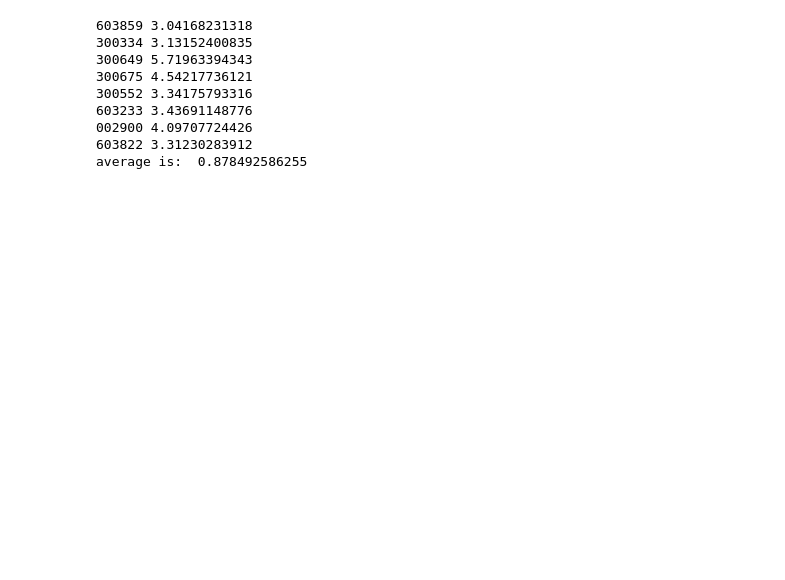
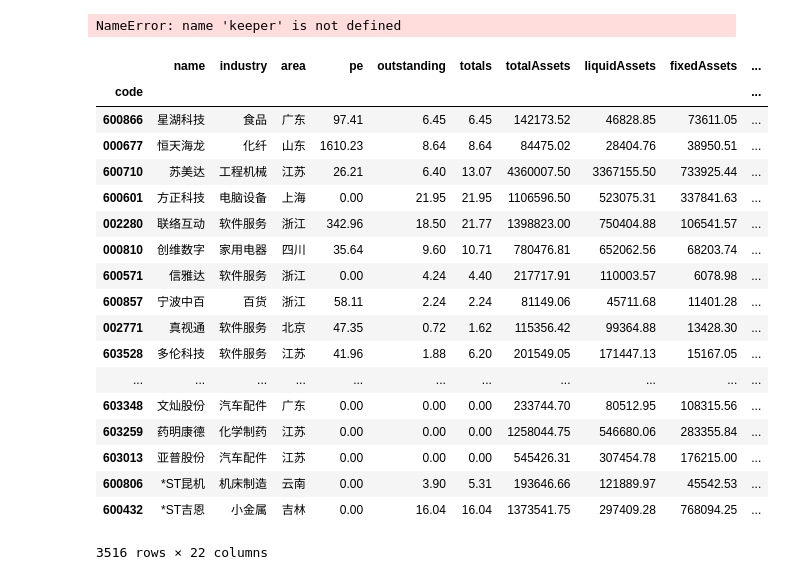
Before and after one commit to topsamxia/testu, a Jupyter notebook: notebooks/monitoring.ipynb, the cells around one changed output. Drawn from its saved outputs; the diff is of its cells as text; code cells hidden in the pictures; blank space fills up the shorter version.

```diff
--- a/notebooks/monitoring.ipynb
+++ b/notebooks/monitoring.ipynb
@@ -159,20 +141,0 @@ for stk_code in watch_list:
-# %%
-average = 0.0
-for stk_code in watch_list:
-    difference = 100 * (current_price_map[stk_code]/last_price_map[stk_code] - 1)
-    average += difference
-    if (difference > 3.0 or
-        difference < -3.0):
-        print (stk_code, difference)
-average = average / len(watch_list)
-print ("average is: ", average)
-# %% [output]
-603859 3.04168231318
-300334 3.13152400835
-300649 5.71963394343
-300675 4.54217736121
-300552 3.34175793316
-603233 3.43691148776
-002900 4.09707724426
-603822 3.31230283912
-average is:  0.878492586255
@@ -178,0 +144,28 @@ average is:  0.878492586255
+# %%
+keeper.get_stock_basics_tu("stock_basics.csv")
+# %% [output]
+NameError: name 'keeper' is not defined
+# %%
+keeper = sk.StkDataKeeper()
+
+keeper.get_stock_basics_tu("stock_basics.csv")
+# %% [output]
+|  | name | industry | area | pe | outstanding | totals | totalAssets | liquidAssets | fixedAssets | ... |
+| code |  |  |  |  |  |  |  |  |  | ... |
+| 600866 | 星湖科技 | 食品 | 广东 | 97.41 | 6.45 | 6.45 | 142173.52 | 46828.85 | 73611.05 | ... |
+| 000677 | 恒天海龙 | 化纤 | 山东 | 1610.23 | 8.64 | 8.64 | 84475.02 | 28404.76 | 38950.51 | ... |
+| 600710 | 苏美达 | 工程机械 | 江苏 | 26.21 | 6.40 | 13.07 | 4360007.50 | 3367155.50 | 733925.44 | ... |
+| 600601 | 方正科技 | 电脑设备 | 上海 | 0.00 | 21.95 | 21.95 | 1106596.50 | 523075.31 | 337841.63 | ... |
+| 002280 | 联络互动 | 软件服务 | 浙江 | 342.96 | 18.50 | 21.77 | 1398823.00 | 750404.88 | 106541.57 | ... |
+| 000810 | 创维数字 | 家用电器 | 四川 | 35.64 | 9.60 | 10.71 | 780476.81 | 652062.56 | 68203.74 | ... |
+| 600571 | 信雅达 | 软件服务 | 浙江 | 0.00 | 4.24 | 4.40 | 217717.91 | 110003.57 | 6078.98 | ... |
+| 600857 | 宁波中百 | 百货 | 浙江 | 58.11 | 2.24 | 2.24 | 81149.06 | 45711.68 | 11401.28 | ... |
+| 002771 | 真视通 | 软件服务 | 北京 | 47.35 | 0.72 | 1.62 | 115356.42 | 99364.88 | 13428.30 | ... |
+| 603528 | 多伦科技 | 软件服务 | 江苏 | 41.96 | 1.88 | 6.20 | 201549.05 | 171447.13 | 15167.05 | ... |
+| ... | ... | ... | ... | ... | ... | ... | ... | ... | ... | ... |
+| 603348 | 文灿股份 | 汽车配件 | 广东 | 0.00 | 0.00 | 0.00 | 233744.70 | 80512.95 | 108315.56 | ... |
+| 603259 | 药明康德 | 化学制药 | 江苏 | 0.00 | 0.00 | 0.00 | 1258044.75 | 546680.06 | 283355.84 | ... |
+| 603013 | 亚普股份 | 汽车配件 | 江苏 | 0.00 | 0.00 | 0.00 | 545426.31 | 307454.78 | 176215.00 | ... |
+| 600806 | *ST昆机 | 机床制造 | 云南 | 0.00 | 3.90 | 5.31 | 193646.66 | 121889.97 | 45542.53 | ... |
+| 600432 | *ST吉恩 | 小金属 | 吉林 | 0.00 | 16.04 | 16.04 | 1373541.75 | 297409.28 | 768094.25 | ... |
+3516 rows × 22 columns
```
Also changed, not shown: parts of 9 cells of this notebook, 14 other files.
